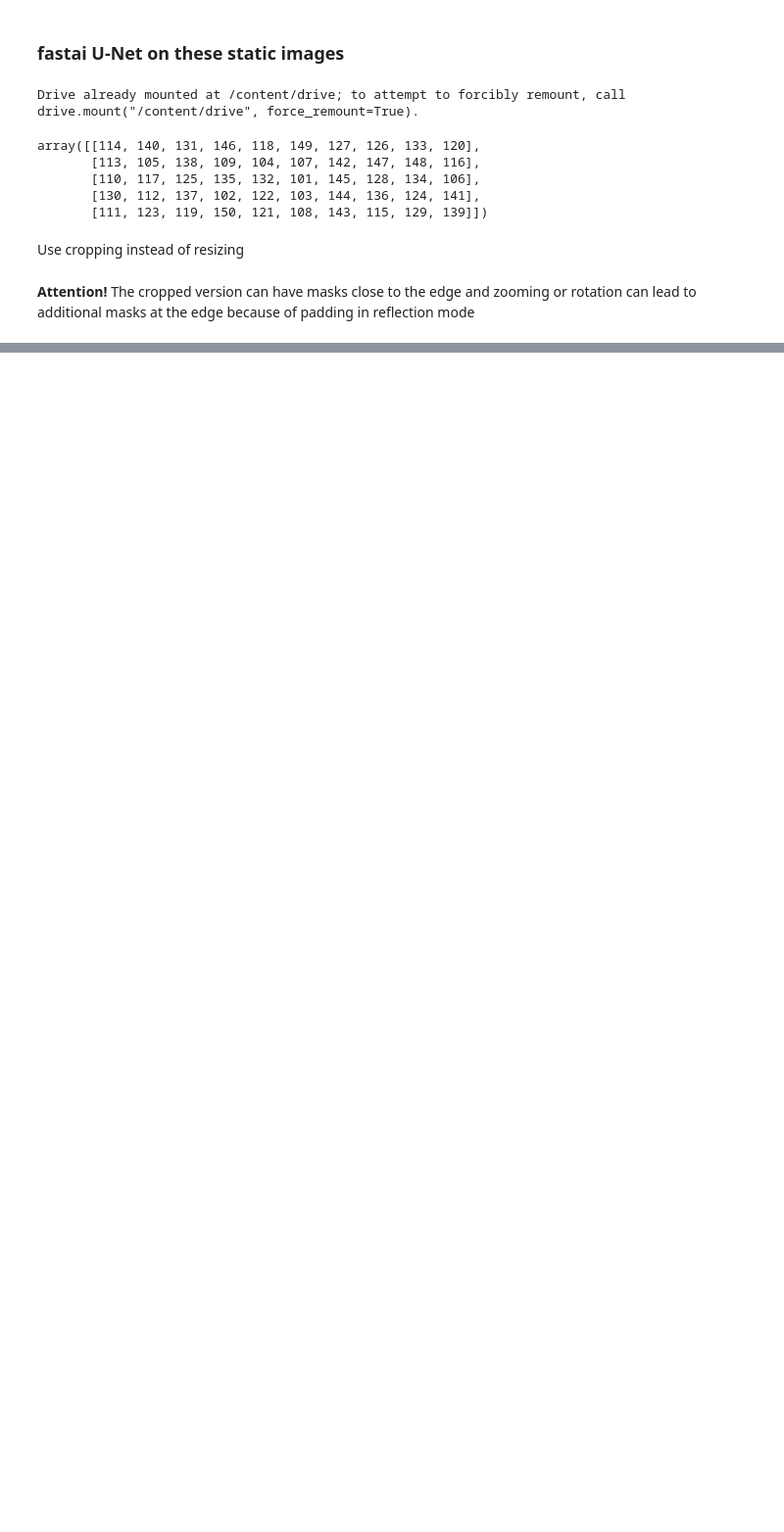
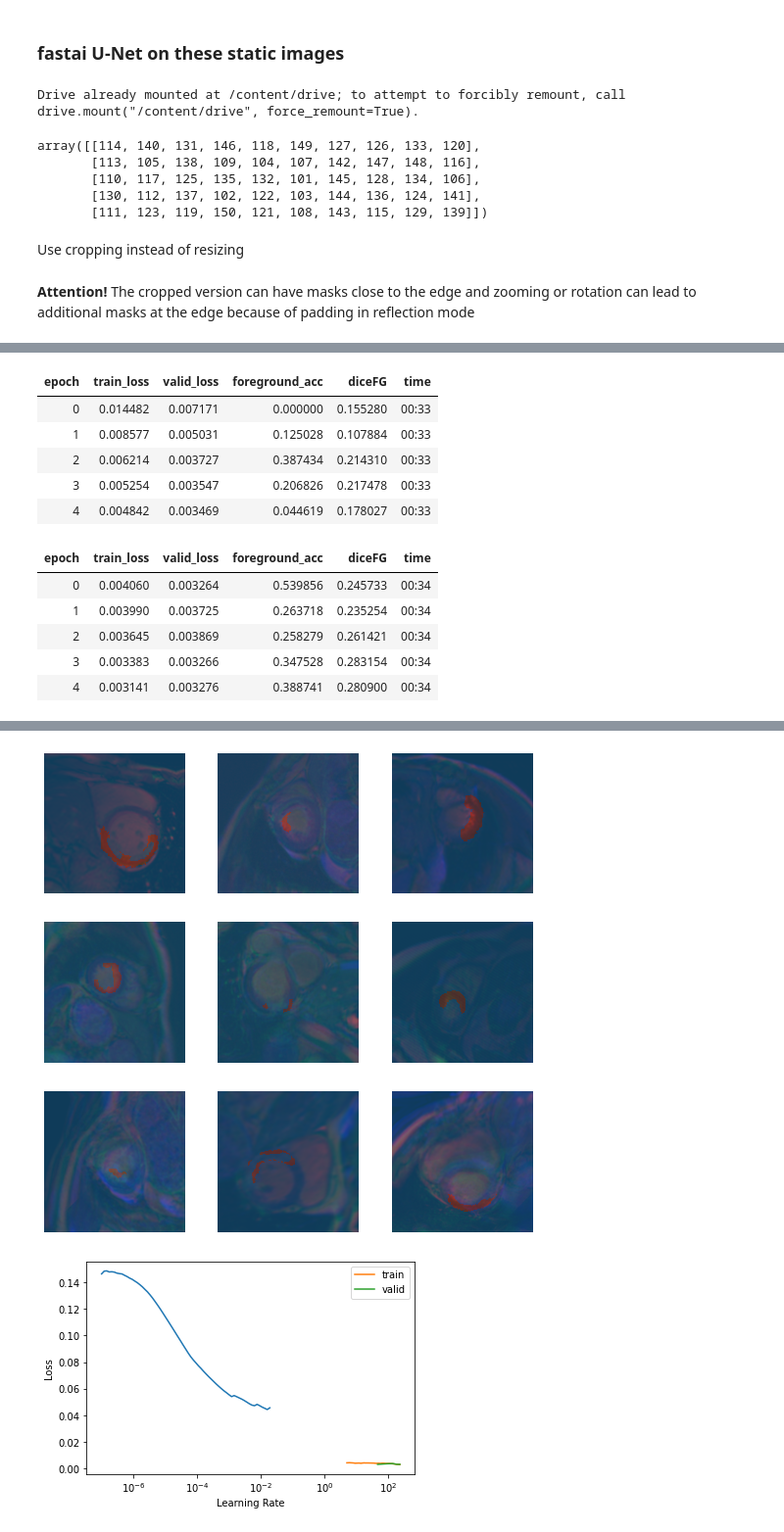
Before and after one commit to chfc-cmi/miccai2020-myops, a Jupyter notebook: code/04_specificClasses_focal_unet_resnet34.ipynb, the cells around one changed output, grey strips where cells are left out. Shown at 98% size. Cells and saved outputs as stored; diff of their text form; code cells hidden in the pictures; blank space fills up the shorter version.

```diff
--- a/code/04_specificClasses_focal_unet_resnet34.ipynb
+++ b/code/04_specificClasses_focal_unet_resnet34.ipynb
@@ -136,0 +140,14 @@ def myFocal(input, target):
+# %%
+def short_training(mapping="edOnly",images="T2",cleanup=True,metrics=[diceFG],weights=[.2,.8]):
+    learn = unet_learner(getMyopsDls(ids[2], mapping, images), resnet34, loss_func=myFocal(weights), metrics=[foreground_acc, *metrics])
+    learn.dls.show_batch(vmin=0)
+    learn.lr_find()
+    learn.fine_tune(5, freeze_epochs=5, base_lr=1e-3)
+    learn.recorder.plot_loss()
+    learn.show_results(vmin=0)
+    if not cleanup:
+      return learn
+    else:
+      del learn
+      gc.collect()
+      torch.cuda.empty_cache()
@@ -205,0 +198,3 @@ Callbacks:
+# %%
+short_training("edOnly", "images")
+# %% [output]
@@ -205,0 +202,12 @@ Callbacks:
+| epoch | train_loss | valid_loss | foreground_acc | diceFG | time |
+| 0 | 0.014482 | 0.007171 | 0.000000 | 0.155280 | 00:33 |
+| 1 | 0.008577 | 0.005031 | 0.125028 | 0.107884 | 00:33 |
+| 2 | 0.006214 | 0.003727 | 0.387434 | 0.214310 | 00:33 |
+| 3 | 0.005254 | 0.003547 | 0.206826 | 0.217478 | 00:33 |
+| 4 | 0.004842 | 0.003469 | 0.044619 | 0.178027 | 00:33 |
+| epoch | train_loss | valid_loss | foreground_acc | diceFG | time |
+| 0 | 0.004060 | 0.003264 | 0.539856 | 0.245733 | 00:34 |
+| 1 | 0.003990 | 0.003725 | 0.263718 | 0.235254 | 00:34 |
+| 2 | 0.003645 | 0.003869 | 0.258279 | 0.261421 | 00:34 |
+| 3 | 0.003383 | 0.003266 | 0.347528 | 0.283154 | 00:34 |
+| 4 | 0.003141 | 0.003276 | 0.388741 | 0.280900 | 00:34 |
@@ -205,0 +215,2 @@ Callbacks:
+[figure, added]
+[figure, added]
```
Also changed, not shown: parts of 31 cells of this notebook.
